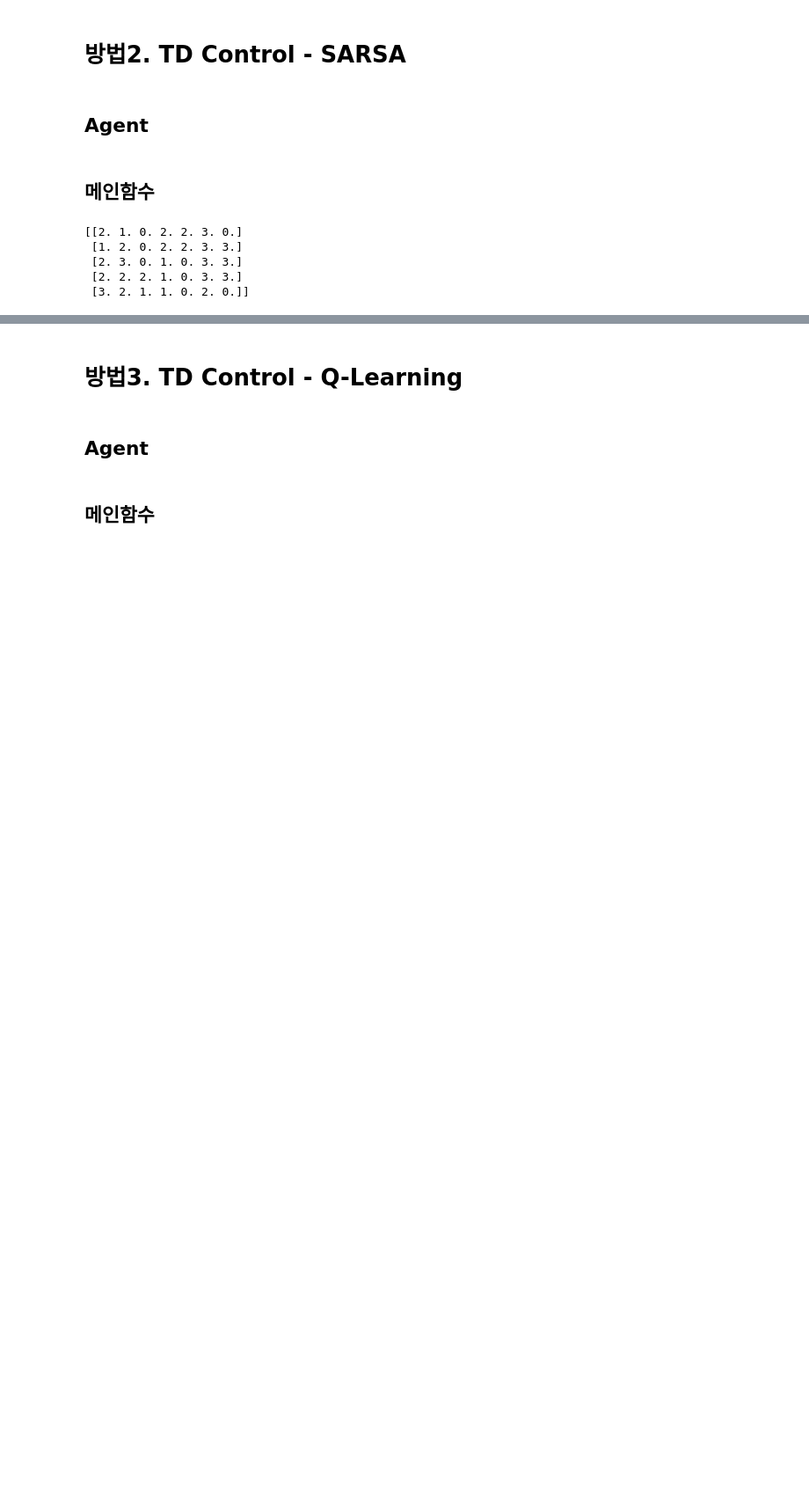
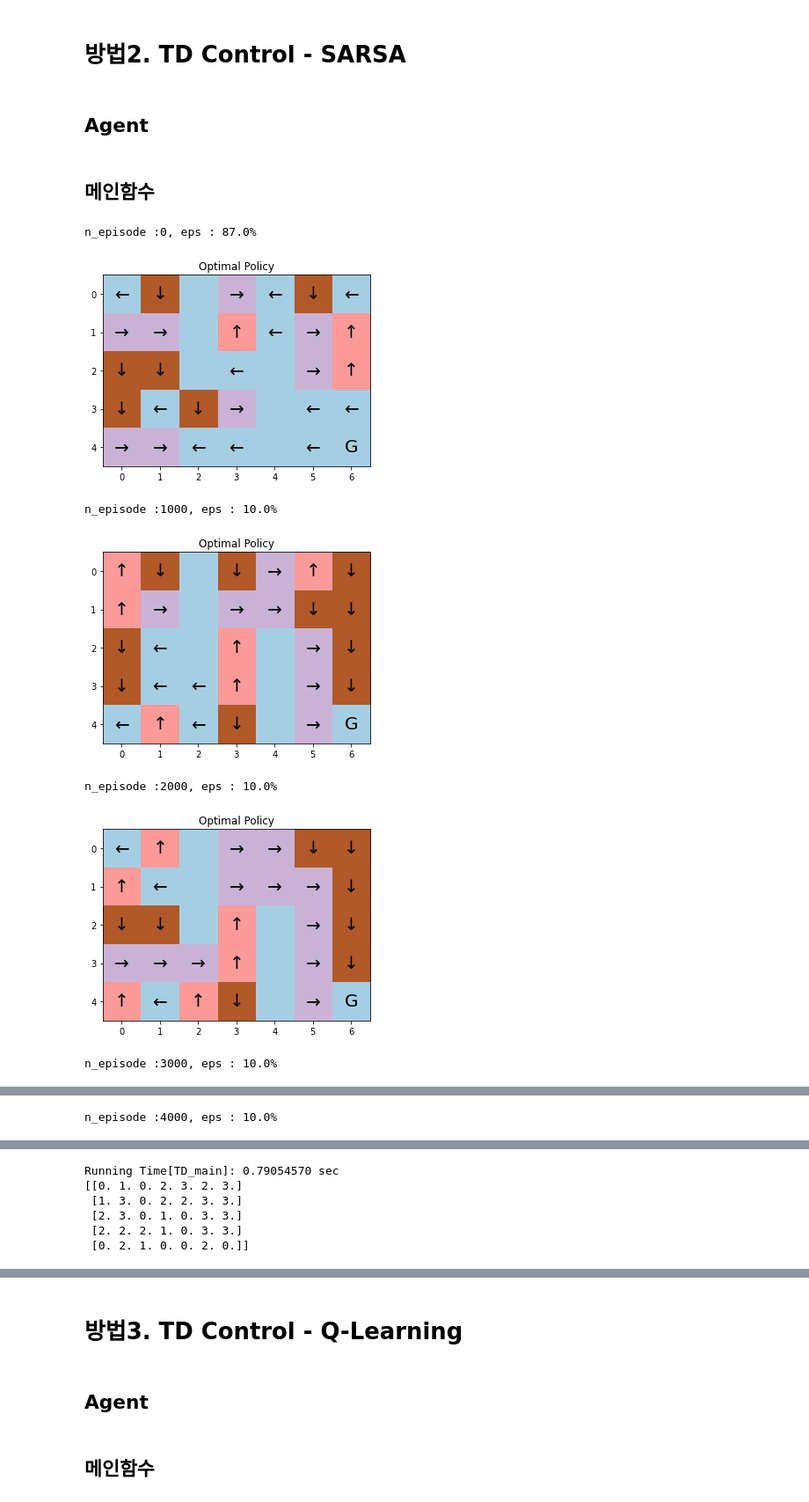
Before and after one commit to syj5268/RLfrombasics, a Jupyter notebook: ch6_SARSA_QLearning.ipynb, the cells around one changed output, grey strips where cells are left out. Shown at 88% size. Cells and saved outputs as stored; diff of their text form; code cells hidden in the pictures; blank space fills up the shorter version.

```diff
--- a/ch6_SARSA_QLearning.ipynb
+++ b/ch6_SARSA_QLearning.ipynb
@@ -170,6 +185,7 @@ class SAgent(Agent):
 # %% [markdown]
 ## 메인함수
 # %%
+@logging_time
 def TD_main():
     env=GridWorld()
     agent=SAgent()
@@ -180,17 +196,25 @@ def TD_main():
         while not done:
             a=agent.select_action(s)
             s_prime,r,done=env.step(a)
-            agent.update_table((s,a,r,s_prime))
+            agent.update_table((s,a,r,s_prime)) # MC와 달리 한 스텝마다 업데이트
             s=s_prime
         agent.anneal_eps()
+
+        if n_epi%1000==0:
+            print("n_episode :{}, eps : {:.1f}%".format(n_epi, agent.eps*100))
+            action_visualize(agent.show_table()) # 학습이 진행되는 과정을 시각화
+
     return agent.show_table()
 # %%
 if __name__ == '__main__':
     S_action = TD_main()
     print(S_action)
+    action_visualize(S_action)
 # %% [output]
-[[2. 1. 0. 2. 2. 3. 0.]
- [1. 2. 0. 2. 2. 3. 3.]
- [2. 3. 0. 1. 0. 3. 3.]
- [2. 2. 2. 1. 0. 3. 3.]
- [3. 2. 1. 1. 0. 2. 0.]]
+n_episode :0, eps : 87.0%
+[figure, added]
+n_episode :1000, eps : 10.0%
+[figure, added]
+n_episode :2000, eps : 10.0%
+[figure, added]
+n_episode :3000, eps : 10.0%
@@ -196,0 +222 @@ if __name__ == '__main__':
+n_episode :4000, eps : 10.0%
@@ -196,0 +224,6 @@ if __name__ == '__main__':
+Running Time[TD_main]: 0.79054570 sec
+[[0. 1. 0. 2. 3. 2. 3.]
+ [1. 3. 0. 2. 2. 3. 3.]
+ [2. 3. 0. 1. 0. 3. 3.]
+ [2. 2. 2. 1. 0. 3. 3.]
+ [0. 2. 1. 0. 0. 2. 0.]]
```
Also changed, not shown: parts of 13 cells of this notebook, 1 other file.
